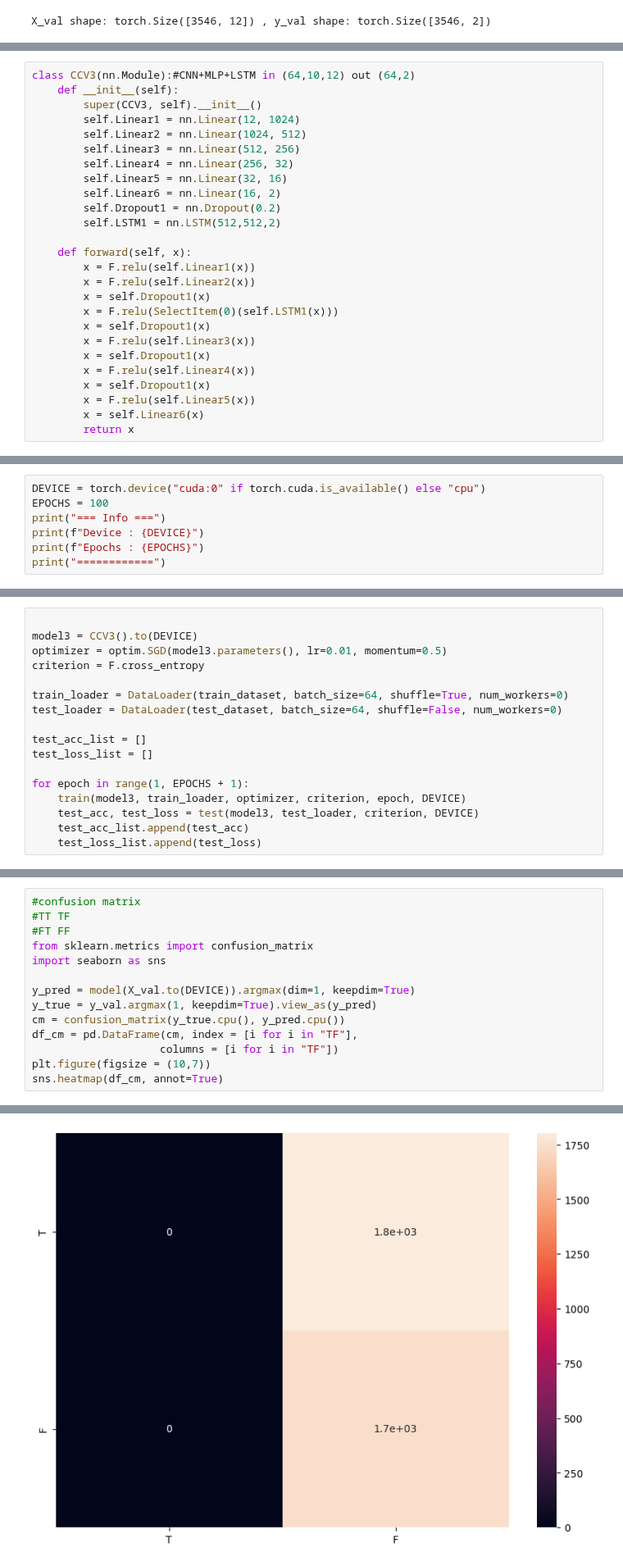
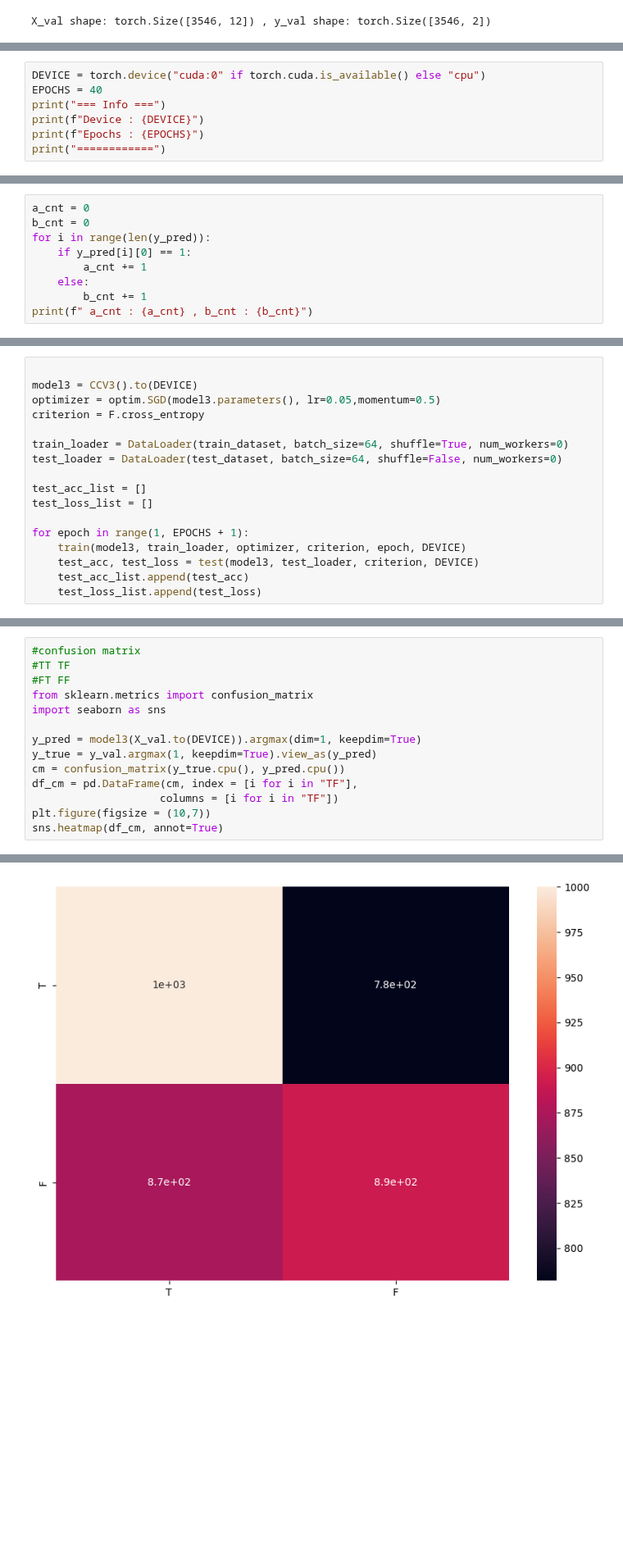
Before and after one commit to hibana2077/OOP-independent-study, a Jupyter notebook: train/train.ipynb, the cells around one changed output, grey strips where cells are left out. Shown at 82% size. Saved outputs shown, nothing was run; the diff lists cells and outputs as text; blank space fills up the shorter version.

```diff
--- a/train/train.ipynb
+++ b/train/train.ipynb
@@ -357,27 +360 @@ class CCV2(nn.Module):#CNN+MLP+LSTM in (64,10,12) out (64,2)
         return x
-# %%
-class CCV3(nn.Module):#CNN+MLP+LSTM in (64,10,12) out (64,2)
-    def __init__(self):
-        super(CCV3, self).__init__()
-        self.Linear1 = nn.Linear(12, 1024)
-        self.Linear2 = nn.Linear(1024, 512)
-        self.Linear3 = nn.Linear(512, 256)
-        self.Linear4 = nn.Linear(256, 32)
-        self.Linear5 = nn.Linear(32, 16)
-        self.Linear6 = nn.Linear(16, 2)
-        self.Dropout1 = nn.Dropout(0.2)
-        self.LSTM1 = nn.LSTM(512,512,2)
-
-    def forward(self, x):
-        x = F.relu(self.Linear1(x))
-        x = F.relu(self.Linear2(x))
-        x = self.Dropout1(x)
-        x = F.relu(SelectItem(0)(self.LSTM1(x)))
-        x = self.Dropout1(x)
-        x = F.relu(self.Linear3(x))
-        x = self.Dropout1(x)
-        x = F.relu(self.Linear4(x))
-        x = self.Dropout1(x)
-        x = F.relu(self.Linear5(x))
-        x = self.Linear6(x)
-        return x
@@ -451,7 +463,7 @@ def test(model, test_loader, criterion, device):
     return (100. * correct / len(test_loader.dataset)), test_loss
 # %%
 DEVICE = torch.device("cuda:0" if torch.cuda.is_available() else "cpu")
-EPOCHS = 100
+EPOCHS = 40
 print("=== Info ===")
 print(f"Device : {DEVICE}")
 print(f"Epochs : {EPOCHS}")
@@ -518,0 +545,9 @@ tensor([0., 1.])
+# %%
+a_cnt = 0
+b_cnt = 0
+for i in range(len(y_pred)):
+    if y_pred[i][0] == 1:
+        a_cnt += 1
+    else:
+        b_cnt += 1
+print(f" a_cnt : {a_cnt} , b_cnt : {b_cnt}")
@@ -519,7 +564,7 @@ tensor([0., 1.])
 # %%
 
 model3 = CCV3().to(DEVICE)
-optimizer = optim.SGD(model3.parameters(), lr=0.01, momentum=0.5)
+optimizer = optim.SGD(model3.parameters(), lr=0.05,momentum=0.5)
 criterion = F.cross_entropy
 
 train_loader = DataLoader(train_dataset, batch_size=64, shuffle=True, num_workers=0)
@@ -555,17 +614,17 @@ plt.show()
 # %%
 #confusion matrix
 #TT TF
 #FT FF
 from sklearn.metrics import confusion_matrix
 import seaborn as sns
 
-y_pred = model(X_val.to(DEVICE)).argmax(dim=1, keepdim=True)
+y_pred = model3(X_val.to(DEVICE)).argmax(dim=1, keepdim=True)
 y_true = y_val.argmax(1, keepdim=True).view_as(y_pred)
 cm = confusion_matrix(y_true.cpu(), y_pred.cpu())
 df_cm = pd.DataFrame(cm, index = [i for i in "TF"],
                     columns = [i for i in "TF"])
 plt.figure(figsize = (10,7))
 sns.heatmap(df_cm, annot=True)
 # %% [output]
 <AxesSubplot: >
-[figure, old version]
+[figure, new version]
```
Also changed, not shown: parts of 24 cells of this notebook, 5 other files.
